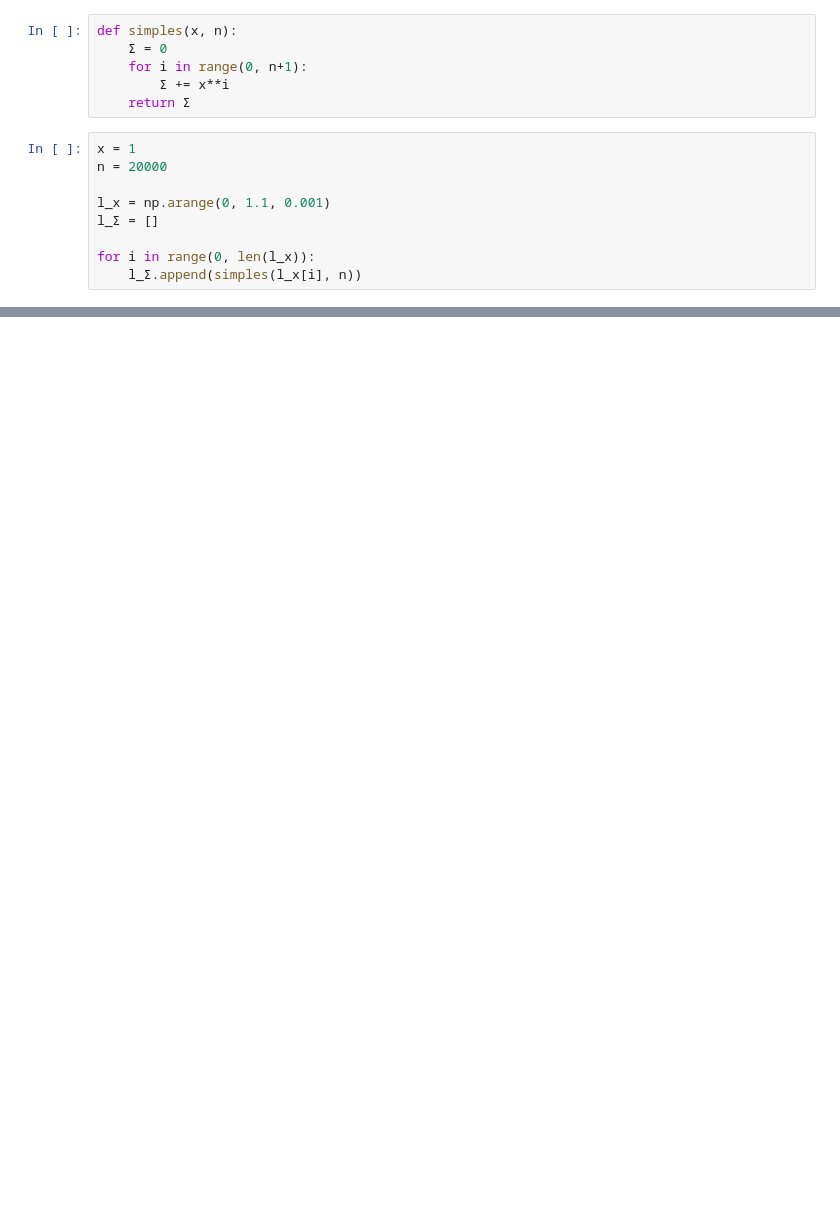
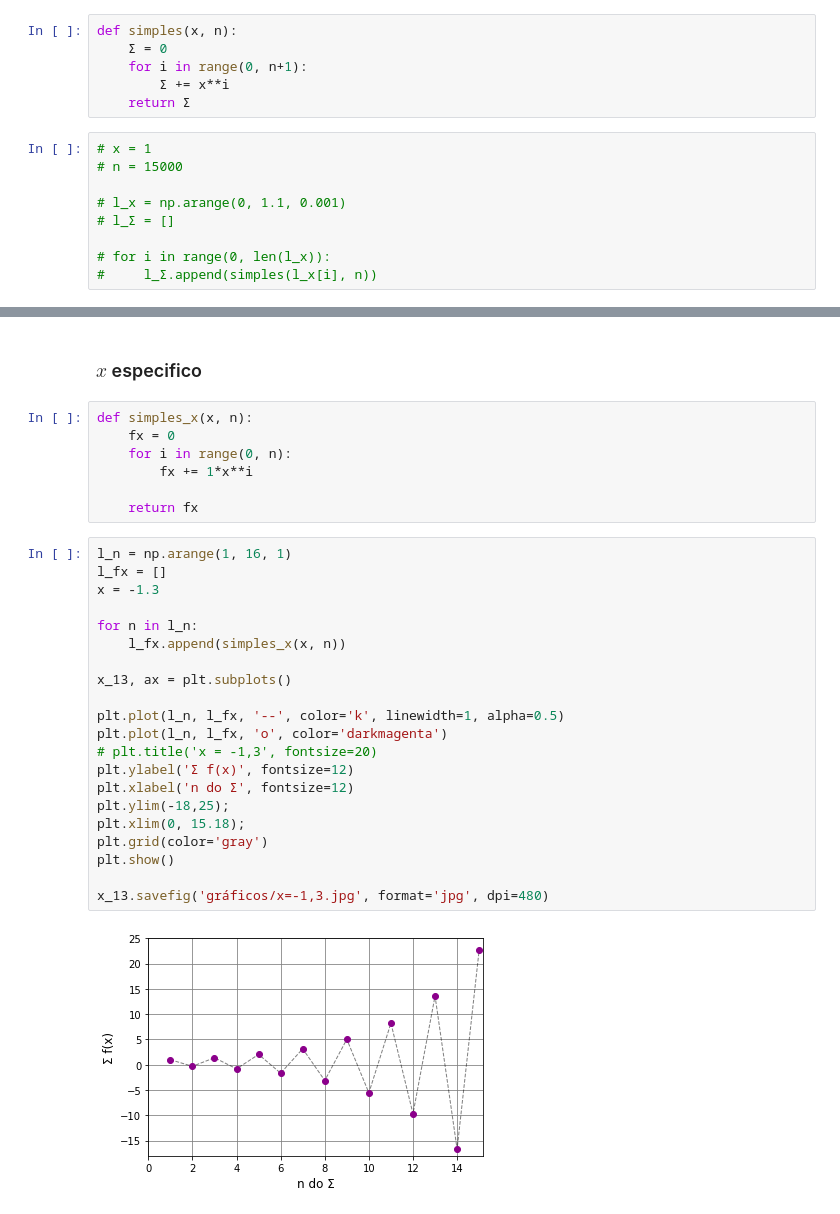
Before and after one commit to pedroivoal/Semestre-2, a Jupyter notebook: Matvar/APS/graficos_slide.ipynb, the cells around one changed output, grey strips where cells are left out. Drawn from its saved outputs; the diff is of its cells as text; blank space fills up the shorter version.

```diff
--- a/Matvar/APS/graficos_slide.ipynb
+++ b/Matvar/APS/graficos_slide.ipynb
@@ -8,12 +10,12 @@ def simples(x, n):
         Σ += x**i
     return Σ
 # %%
-x = 1
-n = 20000
+# x = 1
+# n = 15000
 
-l_x = np.arange(0, 1.1, 0.001)
-l_Σ = []
+# l_x = np.arange(0, 1.1, 0.001)
+# l_Σ = []
 
-for i in range(0, len(l_x)):
-    l_Σ.append(simples(l_x[i], n))
+# for i in range(0, len(l_x)):
+#     l_Σ.append(simples(l_x[i], n))
 # %%
@@ -33,0 +32,32 @@ Invalid limit will be ignored.
+# %% [markdown]
+### $x$ especifico
+# %%
+def simples_x(x, n):
+    fx = 0
+    for i in range(0, n):
+        fx += 1*x**i
+
+    return fx
+# %%
+l_n = np.arange(1, 16, 1)
+l_fx = []
+x = -1.3
+
+for n in l_n:
+    l_fx.append(simples_x(x, n))
+
+x_13, ax = plt.subplots()
+
+plt.plot(l_n, l_fx, '--', color='k', linewidth=1, alpha=0.5)
+plt.plot(l_n, l_fx, 'o', color='darkmagenta')
+# plt.title('x = -1,3', fontsize=20)
+plt.ylabel('Σ f(x)', fontsize=12)
+plt.xlabel('n do Σ', fontsize=12)
+plt.ylim(-18,25);
+plt.xlim(0, 15.18);
+plt.grid(color='gray')
+plt.show()
+
+x_13.savefig('gráficos/x=-1,3.jpg', format='jpg', dpi=480)
+# %% [output]
+[figure, added]
```
Also changed, not shown: parts of 6 cells of this notebook, 14 other files.
